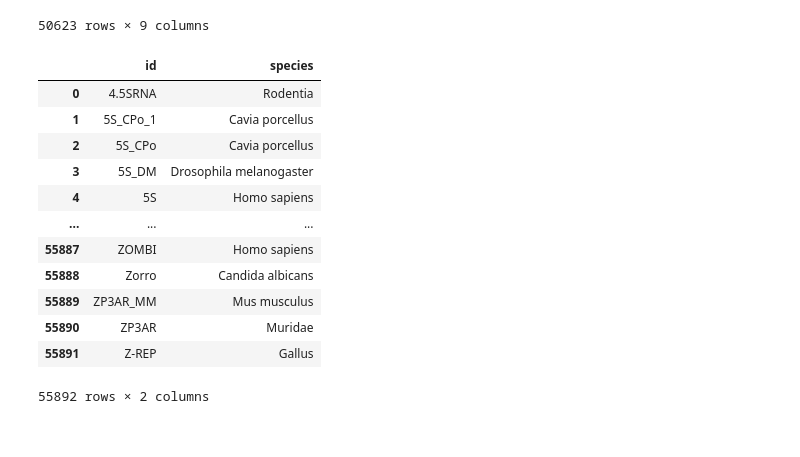
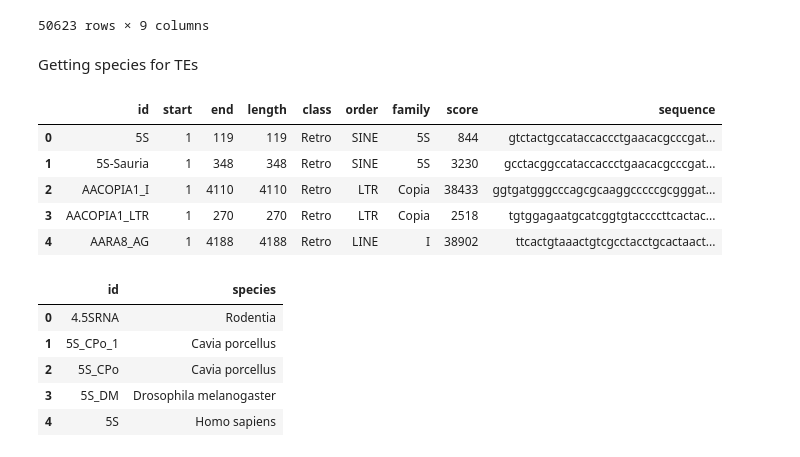
Before and after one commit to Tiago-Minuzzi/phd-proj, a Jupyter notebook: pynb/db_te_get_dataset_full.ipynb, the cells around one changed output. Saved outputs shown, nothing was run; the diff lists cells and outputs as text; code cells hidden in the pictures.

```diff
--- a/pynb/db_te_get_dataset_full.ipynb
+++ b/pynb/db_te_get_dataset_full.ipynb
@@ -289,21 +307,26 @@ merged_no_dup_seq
 50623 rows × 9 columns
 # %%
 merged_no_dup_seq.to_csv('db_te_classified_1.1v_nds.csv',index=False)
+# %% [markdown]
+Getting species for TEs
+# %%
+merged = pd.read_csv('db_te_classified_2.0v.csv')
+merged.head()
+# %% [output]
+|  | id | start | end | length | class | order | family | score | sequence |
+| 0 | 5S | 1 | 119 | 119 | Retro | SINE | 5S | 844 | gtctactgccataccaccctgaacacgcccgat... |
+| 1 | 5S-Sauria | 1 | 348 | 348 | Retro | SINE | 5S | 3230 | gcctacggccataccaccctgaacacgcccgat... |
+| 2 | AACOPIA1_I | 1 | 4110 | 4110 | Retro | LTR | Copia | 38433 | ggtgatgggcccagcgcaaggcccccgcgggat... |
+| 3 | AACOPIA1_LTR | 1 | 270 | 270 | Retro | LTR | Copia | 2518 | tgtggagaatgcatcggtgtaccccttcactac... |
+| 4 | AARA8_AG | 1 | 4188 | 4188 | Retro | LINE | I | 38902 | ttcactgtaaactgtcgcctacctgcactaact... |
 # %%
-spps = pd.read_csv('tes_species.csv',names = ('id','species'))
-spps
+spps = pd.read_csv('tes_species.csv', names = ('id','species'))
+spps.head()
 # %% [output]
 |  | id | species |
 | 0 | 4.5SRNA | Rodentia |
 | 1 | 5S_CPo_1 | Cavia porcellus |
 | 2 | 5S_CPo | Cavia porcellus |
 | 3 | 5S_DM | Drosophila melanogaster |
 | 4 | 5S | Homo sapiens |
-| ... | ... | ... |
-| 55887 | ZOMBI | Homo sapiens |
-| 55888 | Zorro | Candida albicans |
-| 55889 | ZP3AR_MM | Mus musculus |
-| 55890 | ZP3AR | Muridae |
-| 55891 | Z-REP | Gallus |
-55892 rows × 2 columns
 # %%
```
Also changed, not shown: parts of 36 cells of this notebook.
